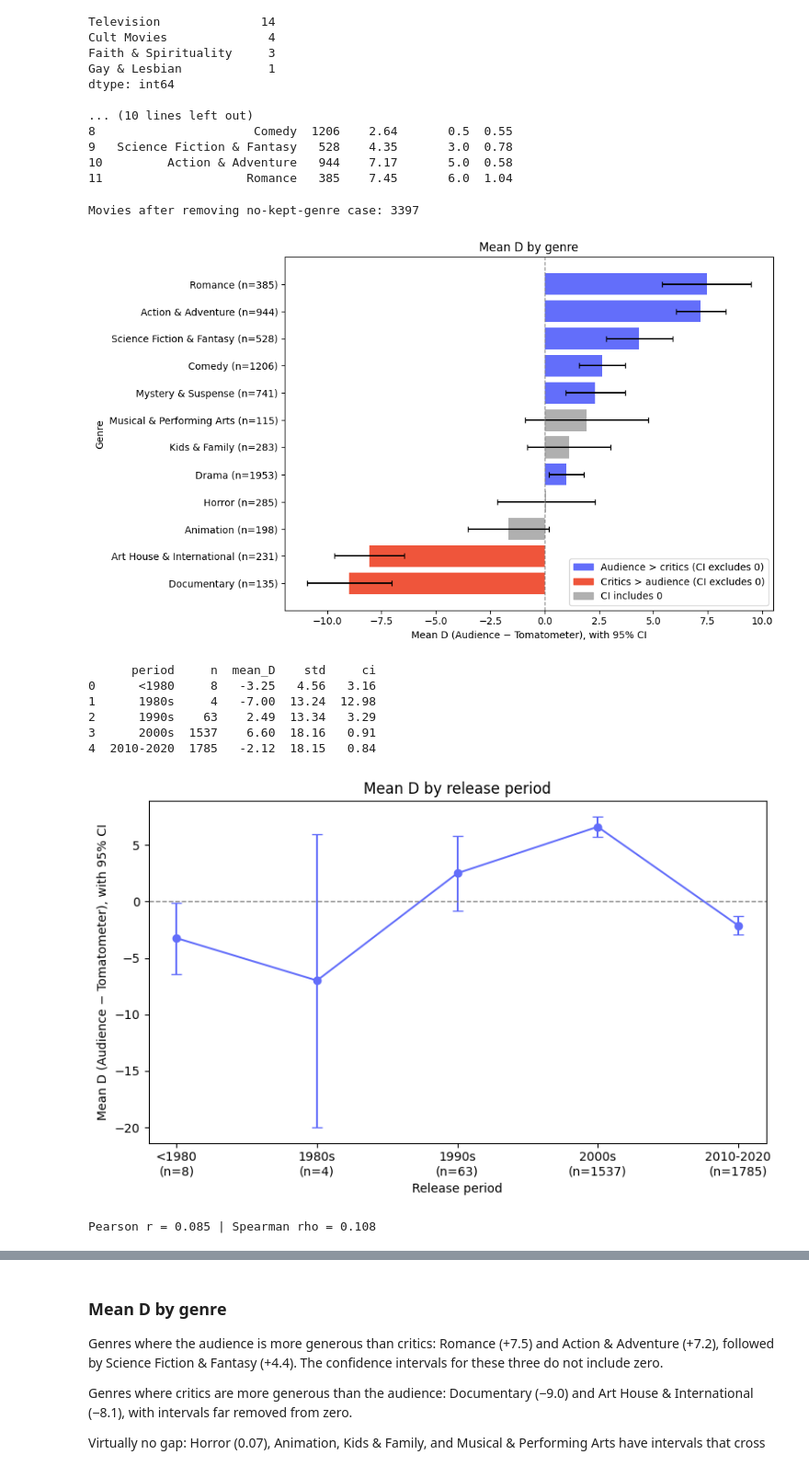
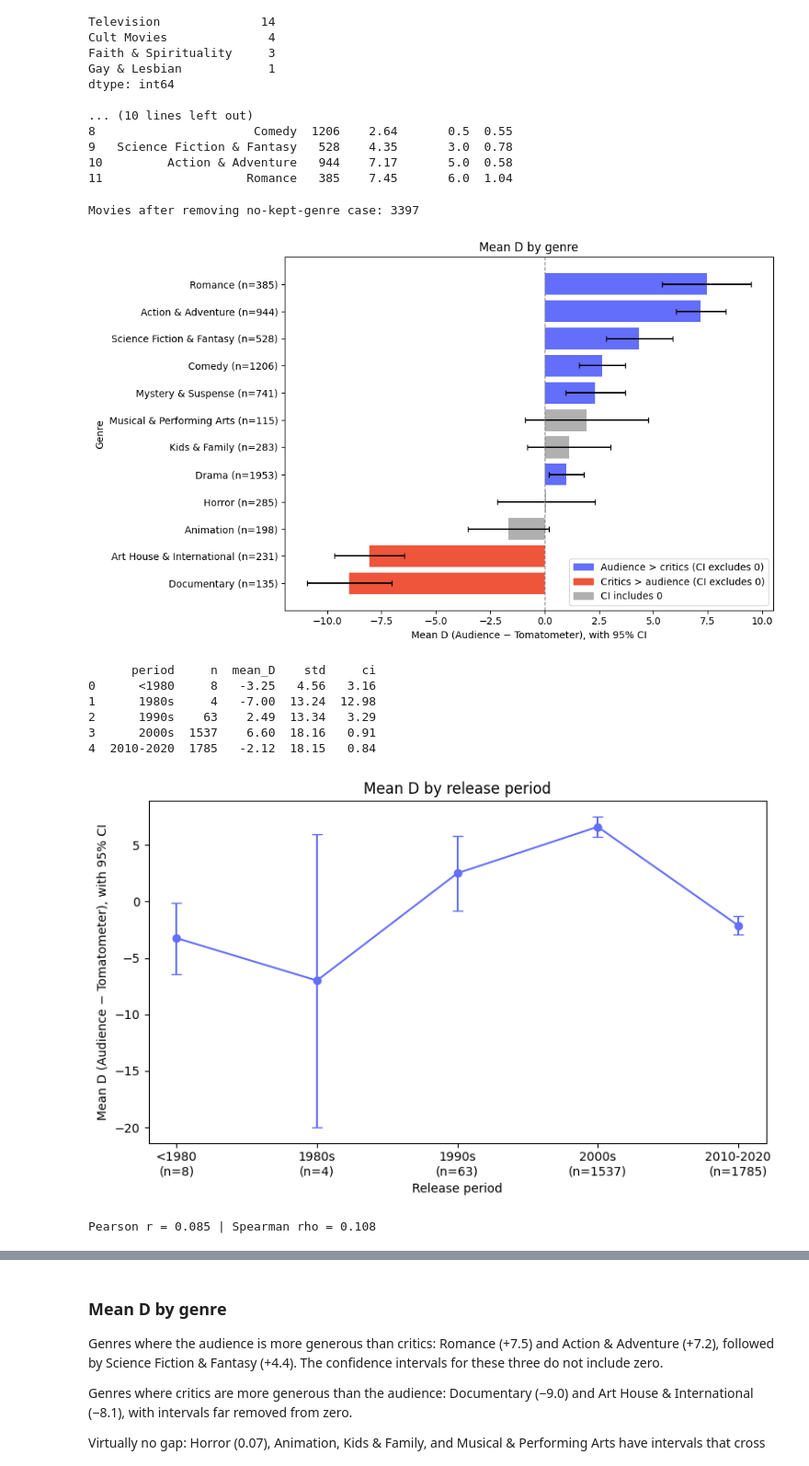
Before and after one commit to francescacoppo/movie-critics-vs-audience, a Jupyter notebook: 02_EDA.ipynb, the cells around one changed output, grey strips where cells are left out. Shown at 92% size. Drawn from its saved outputs; the diff is of its cells as text; code cells hidden in the pictures.

```diff
--- a/02_EDA.ipynb
+++ b/02_EDA.ipynb
@@ -303,11 +318,7 @@ Faith & Spirituality            3
 Gay & Lesbian                   1
 dtype: int64
 # %%
-# ---------- 1. Genre dummies ----------
-# genres is a comma-separated string, so I create one 0/1 column per genre
-genre_dummies = df["genres"].str.get_dummies(sep=", ")
-
-# ---------- 2. Genres to keep ----------
+# Genres to keep
 MIN_FILMS = 100   # minimum number of movies per genre
 
 genre_counts = genre_dummies.sum()
@@ -321,7 +332,7 @@ print("Dropped genres:\n", dropped.sort_values(ascending=False))
 n_no_kept = (genre_dummies[kept].sum(axis=1) == 0).sum()
 print("\nMovies with no kept genre:", n_no_kept)
 
-# ---------- 3. Summary table of D by genre ----------
+# Summary table of D by genre
 rows = []
 for g in kept:
     d = df.loc[genre_dummies[g] == 1, "D"]
@@ -364,7 +369,7 @@ def save_fig(fig, name):
 FIG_DIR = BASE_DIR / "figures"
 FIG_DIR.mkdir(exist_ok=True)
 
-# remove the single movie with no kept genre (keep df and dummies aligned)
+# remove the single movie with no kept genre
 mask = genre_dummies[kept].sum(axis=1) > 0
 df = df[mask]
 genre_dummies = genre_dummies[mask]
@@ -418,7 +423,7 @@ print(period_table.round(2))
 fig, ax = plt.subplots(figsize=(8, 5))
 ax.errorbar(range(len(period_table)), period_table["mean_D"],
             yerr=period_table["ci"], fmt="-o", capsize=4, color="#636EFA")
-ax.axhline(0, linestyle="--", linewidth=1, color="grey")
+
 ax.set_xticks(range(len(period_table)))
 ax.set_xticklabels([f"{p}\n(n={n})" for p, n in zip(period_table["period"], period_table["n"])])
 ax.set_xlabel("Release period")
@@ -426,34 +431,34 @@ ax.set_ylabel("Mean D (Audience − Tomatometer), with 95% CI")
 ax.set_title("Mean D by release period")
 plt.tight_layout()
 save_fig(fig, "mean_D_by_period")
 plt.show()
 
 # 3. D vs runtime
 pearson = df["runtime"].corr(df["D"])
 spearman = df["runtime"].corr(df["D"], method="spearman")
 print(f"Pearson r = {pearson:.3f} | Spearman rho = {spearman:.3f}")
 
 fig, ax = plt.subplots(figsize=(8, 5))
 sns.regplot(data=df, x="runtime", y="D",
             scatter_kws={"alpha": 0.25, "s": 12},
             line_kws={"color": "#EF553B"}, ax=ax)
 ax.axhline(0, linestyle="--", linewidth=1, color="grey")
 ax.set_xlabel("Runtime (minutes)")
 ax.set_ylabel("D (Audience − Tomatometer)")
 ax.set_title(f"D vs runtime (Pearson r = {pearson:.2f})")
 plt.tight_layout()
 save_fig(fig, "D_vs_runtime")
 plt.show()
 # %% [output]
 Movies after removing no-kept-genre case: 3397
 [figure]
       period     n  mean_D    std     ci
 0      <1980     8   -3.25   4.56   3.16
 1      1980s     4   -7.00  13.24  12.98
 2      1990s    63    2.49  13.34   3.29
 3      2000s  1537    6.60  18.16   0.91
 4  2010-2020  1785   -2.12  18.15   0.84
-[figure, old version]
+[figure, new version]
 Pearson r = 0.085 | Spearman rho = 0.108
 [figure]
 # %% [markdown]
```
Also changed, not shown: parts of 5 cells of this notebook.
